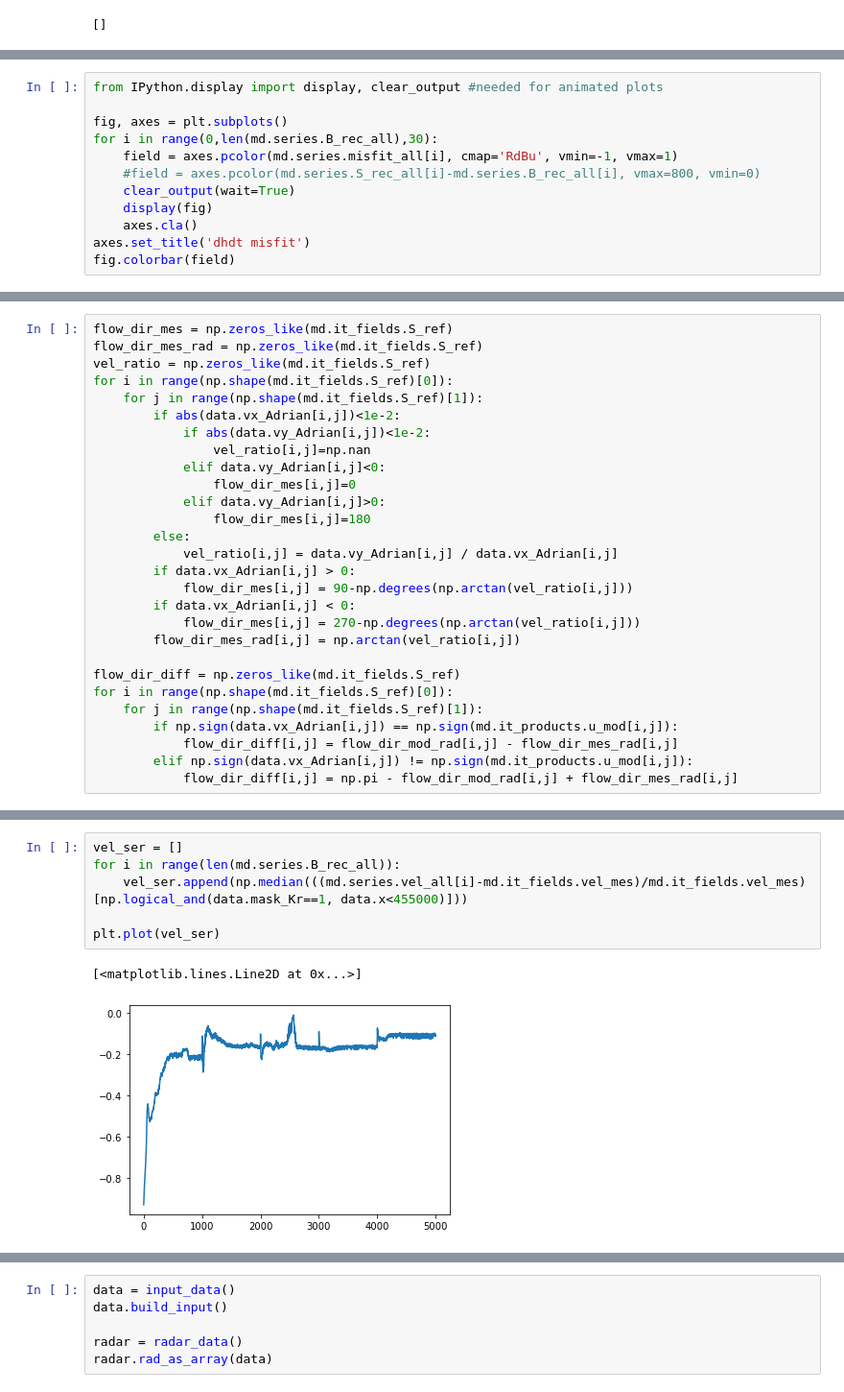
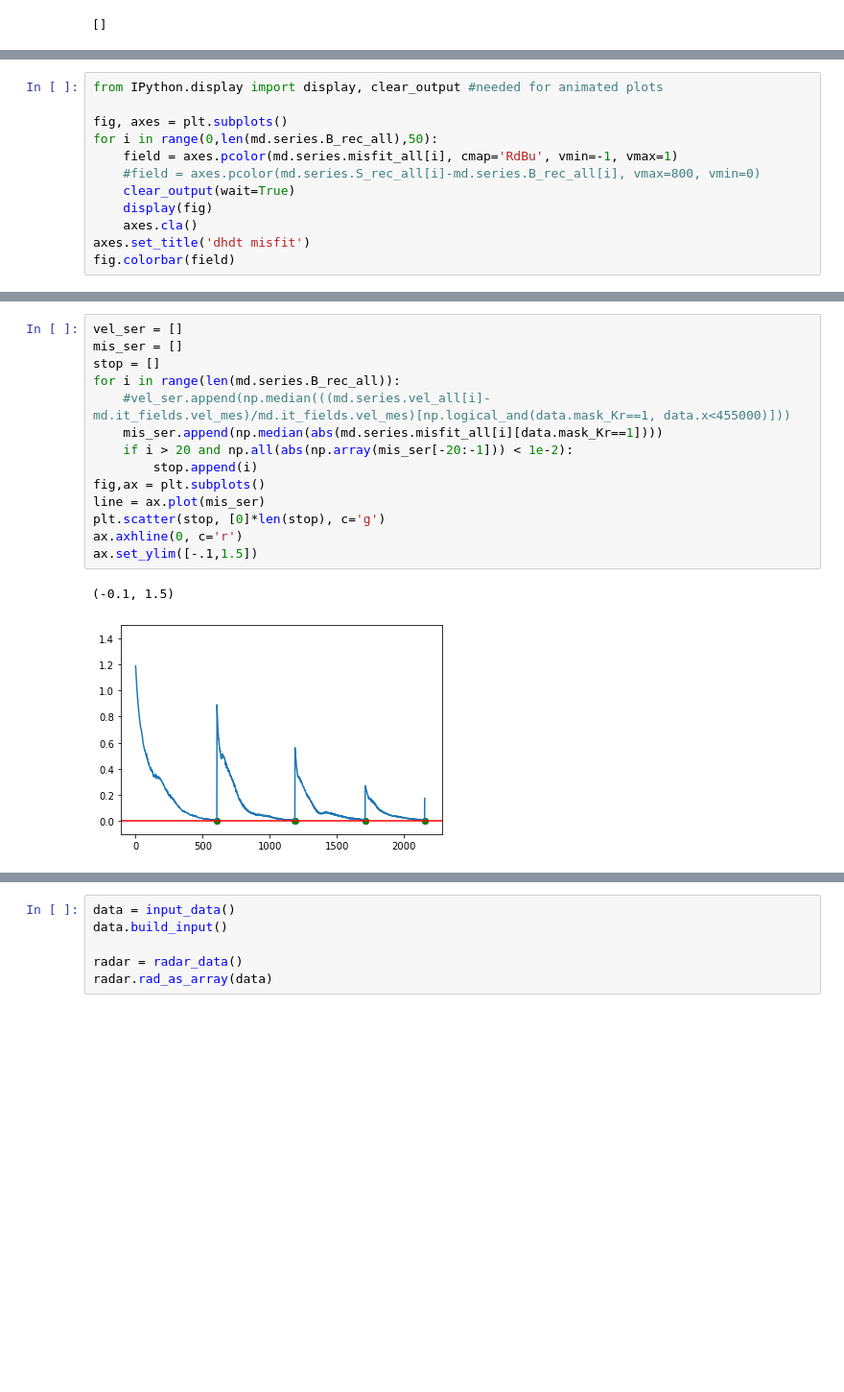
Before and after one commit to hahohe1892/thick_inv, a Jupyter notebook: auto_analysis.ipynb, the cells around one changed output, grey strips where cells are left out. Shown at 96% size. Cells and saved outputs as stored; diff of their text form; blank space fills up the shorter version.

```diff
--- a/auto_analysis.ipynb
+++ b/auto_analysis.ipynb
@@ -52,7 +52,7 @@ fig.colorbar(field1, ax = ax[1])
 from IPython.display import display, clear_output #needed for animated plots
 
 fig, axes = plt.subplots()
-for i in range(0,len(md.series.B_rec_all),30):
+for i in range(0,len(md.series.B_rec_all),50):
     field = axes.pcolor(md.series.misfit_all[i], cmap='RdBu', vmin=-1, vmax=1)
     #field = axes.pcolor(md.series.S_rec_all[i]-md.series.B_rec_all[i], vmax=800, vmin=0)
     clear_output(wait=True)
@@ -94,28 +66,0 @@ for i in range(np.shape(md.it_fields.S_ref)[0]):
-# %%
-flow_dir_mes = np.zeros_like(md.it_fields.S_ref)
-flow_dir_mes_rad = np.zeros_like(md.it_fields.S_ref)
-vel_ratio = np.zeros_like(md.it_fields.S_ref)
-for i in range(np.shape(md.it_fields.S_ref)[0]):
-    for j in range(np.shape(md.it_fields.S_ref)[1]):
-        if abs(data.vx_Adrian[i,j])<1e-2:
-            if abs(data.vy_Adrian[i,j])<1e-2:
-                vel_ratio[i,j]=np.nan
-            elif data.vy_Adrian[i,j]<0:
-                flow_dir_mes[i,j]=0
-            elif data.vy_Adrian[i,j]>0:
-                flow_dir_mes[i,j]=180
-        else:
-            vel_ratio[i,j] = data.vy_Adrian[i,j] / data.vx_Adrian[i,j]
-        if data.vx_Adrian[i,j] > 0:
-            flow_dir_mes[i,j] = 90-np.degrees(np.arctan(vel_ratio[i,j]))
-        if data.vx_Adrian[i,j] < 0:
-            flow_dir_mes[i,j] = 270-np.degrees(np.arctan(vel_ratio[i,j]))
-        flow_dir_mes_rad[i,j] = np.arctan(vel_ratio[i,j])
-
-flow_dir_diff = np.zeros_like(md.it_fields.S_ref)
-for i in range(np.shape(md.it_fields.S_ref)[0]):
-    for j in range(np.shape(md.it_fields.S_ref)[1]):
-        if np.sign(data.vx_Adrian[i,j]) == np.sign(md.it_products.u_mod[i,j]):
-            flow_dir_diff[i,j] = flow_dir_mod_rad[i,j] - flow_dir_mes_rad[i,j]
-        elif np.sign(data.vx_Adrian[i,j]) != np.sign(md.it_products.u_mod[i,j]):
-            flow_dir_diff[i,j] = np.pi - flow_dir_mod_rad[i,j] + flow_dir_mes_rad[i,j]
@@ -145,12 +93,20 @@ fig.colorbar(field1, ax = ax[1])
 # %%
 vel_ser = []
+mis_ser = []
+stop = []
 for i in range(len(md.series.B_rec_all)):
-    vel_ser.append(np.median(((md.series.vel_all[i]-md.it_fields.vel_mes)/md.it_fields.vel_mes)[np.logical_and(data.mask_Kr==1, data.x<455000)]))
-
-plt.plot(vel_ser)
+    #vel_ser.append(np.median(((md.series.vel_all[i]-md.it_fields.vel_mes)/md.it_fields.vel_mes)[np.logical_and(data.mask_Kr==1, data.x<455000)]))
+    mis_ser.append(np.median(abs(md.series.misfit_all[i][data.mask_Kr==1])))
+    if i > 20 and np.all(abs(np.array(mis_ser[-20:-1])) < 1e-2):
+        stop.append(i)
+fig,ax = plt.subplots()
+line = ax.plot(mis_ser)
+plt.scatter(stop, [0]*len(stop), c='g')
+ax.axhline(0, c='r')
+ax.set_ylim([-.1,1.5])
 # %% [output]
-[<matplotlib.lines.Line2D at 0x...>]
+(-0.1, 1.5)
-[figure, old version]
+[figure, new version]
 # %%
 fig, ax = plt.subplots(1,2,figsize=(20,8))
 field = ax[0].quiver(md.it_products.u_mod*md.it_fields.mask, md.it_products.v_mod*md.it_fields.mask, scale=2e3)
```
Also changed, not shown: parts of 22 cells of this notebook, 2 other files.
